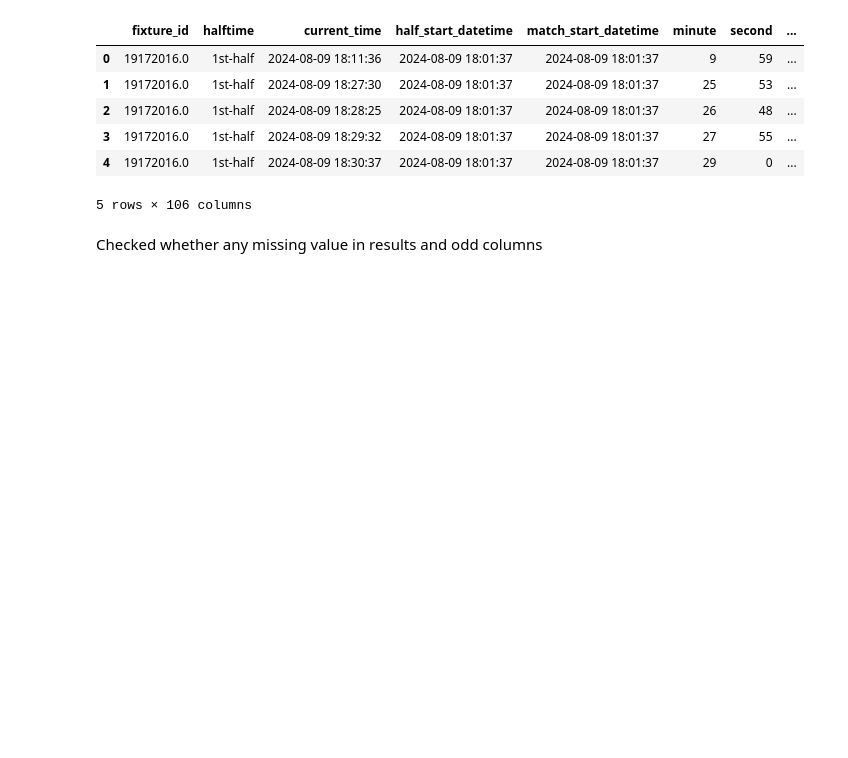
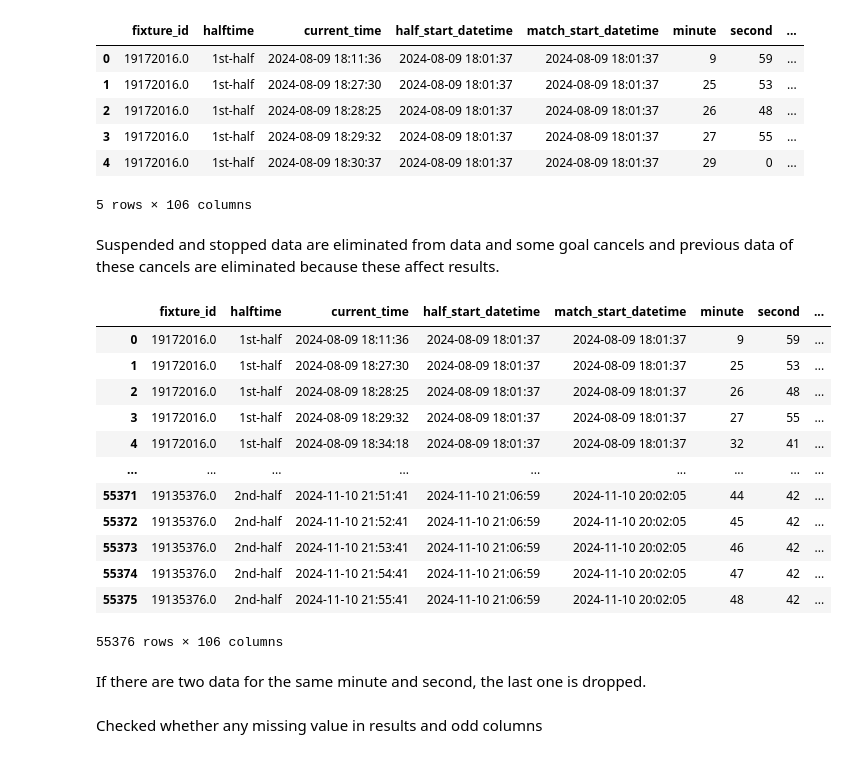
Before and after one commit to BU-IE-582/fall-24-YusufKAvcakar, a Jupyter notebook: HW2/HW2.ipynb, the cells around one changed output. Drawn from its saved outputs; the diff is of its cells as text; code cells hidden in the pictures; blank space fills up the shorter version.

```diff
--- a/HW2/HW2.ipynb
+++ b/HW2/HW2.ipynb
@@ -18,3 +18,30 @@ match_data.head()
 | 3 | 19172016.0 | 1st-half | 2024-08-09 18:29:32 | 2024-08-09 18:01:37 | 2024-08-09 18:01:37 | 27 | 55 | ... |
 | 4 | 19172016.0 | 1st-half | 2024-08-09 18:30:37 | 2024-08-09 18:01:37 | 2024-08-09 18:01:37 | 29 | 0 | ... |
 5 rows × 106 columns
+# %% [markdown]
+Suspended and stopped data are eliminated from data and some goal cancels and previous data of these cancels are eliminated because these affect results.
+# %%
+match_data = match_data[~(match_data['suspended'] | match_data['stopped'])]
+match_data.reset_index(inplace=True, drop= True)
+indices = match_data.index[(match_data['Score Change - away'] == -1) | (match_data['Score Change - home'] == -1)]
+rows_to_drop = set(indices) | set(indices - 1)
+rows_to_drop = [i for i in rows_to_drop if i >= 0]
+match_data = match_data.drop(index=rows_to_drop)
+match_data.reset_index(inplace=True, drop= True)
+match_data
+# %% [output]
+|  | fixture_id | halftime | current_time | half_start_datetime | match_start_datetime | minute | second | ... |
+| 0 | 19172016.0 | 1st-half | 2024-08-09 18:11:36 | 2024-08-09 18:01:37 | 2024-08-09 18:01:37 | 9 | 59 | ... |
+| 1 | 19172016.0 | 1st-half | 2024-08-09 18:27:30 | 2024-08-09 18:01:37 | 2024-08-09 18:01:37 | 25 | 53 | ... |
+| 2 | 19172016.0 | 1st-half | 2024-08-09 18:28:25 | 2024-08-09 18:01:37 | 2024-08-09 18:01:37 | 26 | 48 | ... |
+| 3 | 19172016.0 | 1st-half | 2024-08-09 18:29:32 | 2024-08-09 18:01:37 | 2024-08-09 18:01:37 | 27 | 55 | ... |
+| 4 | 19172016.0 | 1st-half | 2024-08-09 18:34:18 | 2024-08-09 18:01:37 | 2024-08-09 18:01:37 | 32 | 41 | ... |
+| ... | ... | ... | ... | ... | ... | ... | ... | ... |
+| 55371 | 19135376.0 | 2nd-half | 2024-11-10 21:51:41 | 2024-11-10 21:06:59 | 2024-11-10 20:02:05 | 44 | 42 | ... |
+| 55372 | 19135376.0 | 2nd-half | 2024-11-10 21:52:41 | 2024-11-10 21:06:59 | 2024-11-10 20:02:05 | 45 | 42 | ... |
+| 55373 | 19135376.0 | 2nd-half | 2024-11-10 21:53:41 | 2024-11-10 21:06:59 | 2024-11-10 20:02:05 | 46 | 42 | ... |
+| 55374 | 19135376.0 | 2nd-half | 2024-11-10 21:54:41 | 2024-11-10 21:06:59 | 2024-11-10 20:02:05 | 47 | 42 | ... |
+| 55375 | 19135376.0 | 2nd-half | 2024-11-10 21:55:41 | 2024-11-10 21:06:59 | 2024-11-10 20:02:05 | 48 | 42 | ... |
+55376 rows × 106 columns
+# %% [markdown]
+If there are two data for the same minute and second, the last one is dropped.
```
Also changed, not shown: parts of 24 cells of this notebook.
